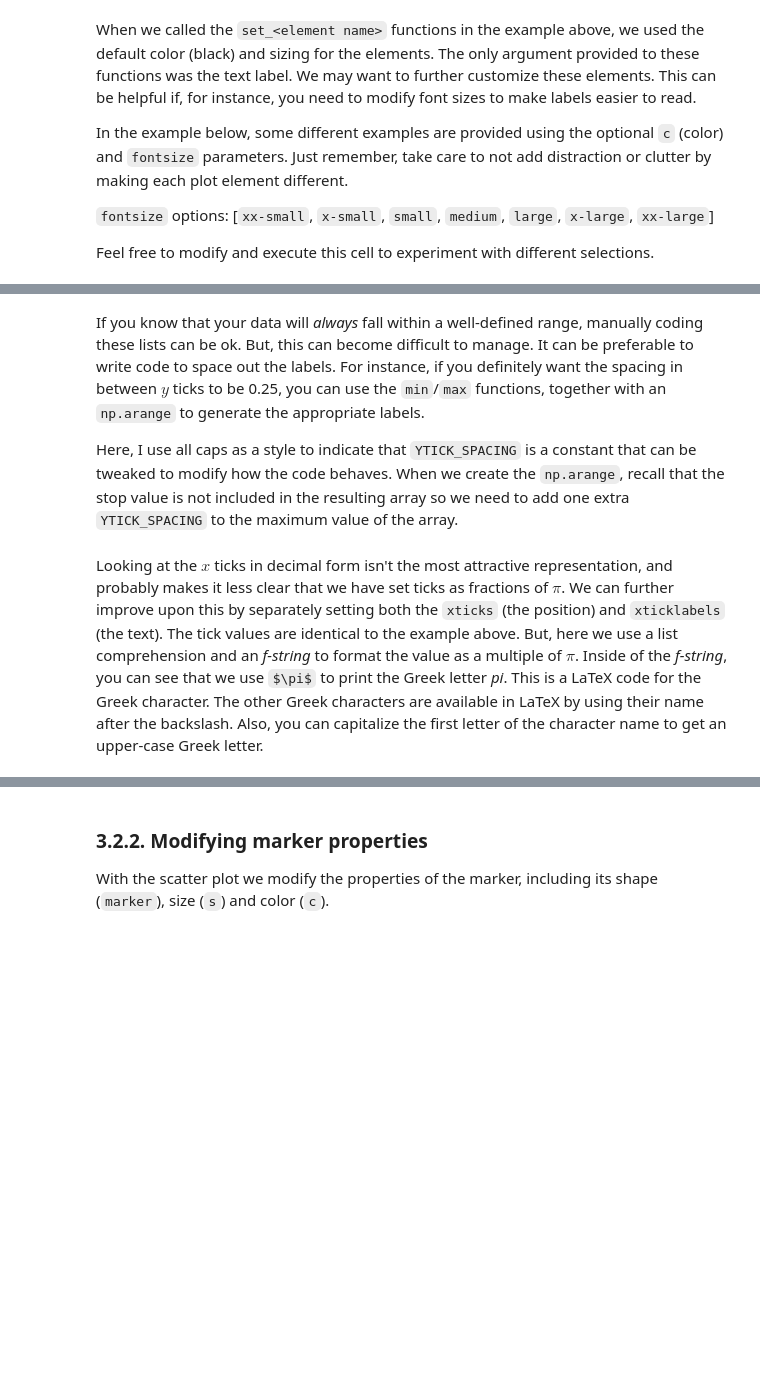
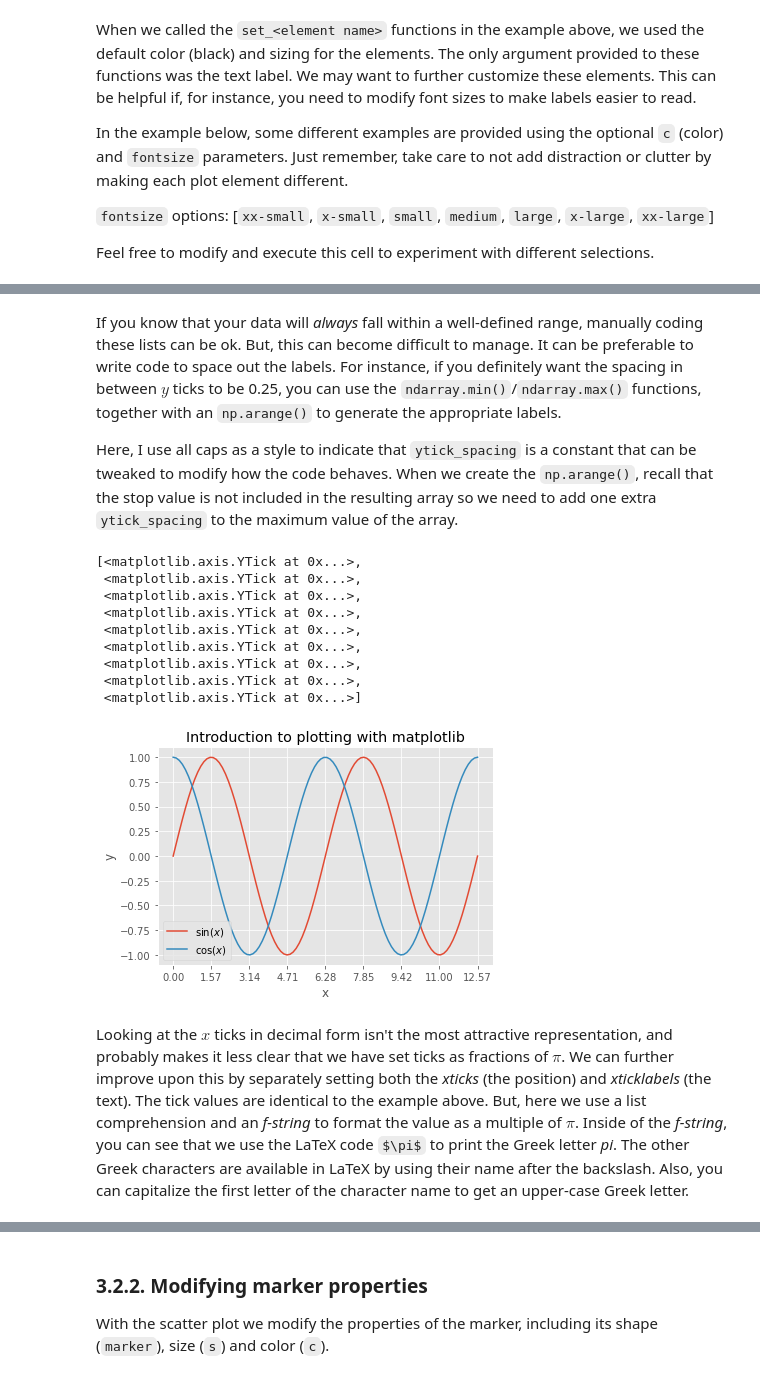
Before and after one commit to curtis-b/python-engineering-analytics, a Jupyter notebook: units/03-basic-plotting/unit03-lesson.ipynb, the cells around one changed output, grey strips where cells are left out. Cells and saved outputs as stored; diff of their text form; code cells hidden in the pictures; blank space fills up the shorter version.

```diff
--- a/units/03-basic-plotting/unit03-lesson.ipynb
+++ b/units/03-basic-plotting/unit03-lesson.ipynb
@@ -181,27 +225,43 @@ ax.set_yticks([-1, -0.5, 0, 0.5, 1])
 # %% [markdown]
-If you know that your data will *always* fall within a well-defined range, manually coding these lists can be ok. But, this can become difficult to manage. It can be preferable to write code to space out the labels. For instance, if you definitely want the spacing in between $y$ ticks to be 0.25, you can use the `min`/`max` functions, together with an `np.arange` to generate the appropriate labels.
+If you know that your data will *always* fall within a well-defined range, manually coding these lists can be ok. But, this can become difficult to manage. It can be preferable to write code to space out the labels. For instance, if you definitely want the spacing in between $y$ ticks to be 0.25, you can use the `ndarray.min()`/`ndarray.max()` functions, together with an `np.arange()` to generate the appropriate labels.
 
-Here, I use all caps as a style to indicate that `YTICK_SPACING` is a constant that can be tweaked to modify how the code behaves. When we create the `np.arange`, recall that the stop value is not included in the resulting array so we need to add one extra `YTICK_SPACING` to the maximum value of the array.
+Here, I use all caps as a style to indicate that `ytick_spacing` is a constant that can be tweaked to modify how the code behaves. When we create the `np.arange()`, recall that the stop value is not included in the resulting array so we need to add one extra `ytick_spacing` to the maximum value of the array.
 # %%
-YTICK_SPACING = 0.25
+ytick_spacing = 0.25
 
 fig, ax = plt.subplots()
 
 ax.plot(x_arr, y_sin, label='$\sin (x)$')
 ax.plot(x_arr, y_cos, label='$\cos (x)$')
 
+# create the legend, using the labels defined in the plot() function
 ax.legend()
 
+# add axis labels by providing a text string as the first argument
 ax.set_xlabel('x')
 ax.set_ylabel('y')
+
+# add a title by providing a text string as the first argument
 ax.set_title('Introduction to plotting with matplotlib')
 
-yticks = np.arange(y_sin.min(), y_sin.max() + YTICK_SPACING, YTICK_SPACING)
+# modify tick positions
+yticks = np.arange(y_sin.min(), y_sin.max() + ytick_spacing, ytick_spacing)
 
 ax.set_xticks(np.linspace(0, 4*np.pi, 9))
 ax.set_yticks(yticks)
+# %% [output]
+[<matplotlib.axis.YTick at 0x...>,
+ <matplotlib.axis.YTick at 0x...>,
+ <matplotlib.axis.YTick at 0x...>,
+ <matplotlib.axis.YTick at 0x...>,
+ <matplotlib.axis.YTick at 0x...>,
+ <matplotlib.axis.YTick at 0x...>,
+ <matplotlib.axis.YTick at 0x...>,
+ <matplotlib.axis.YTick at 0x...>,
+ <matplotlib.axis.YTick at 0x...>]
+[figure, added]
 # %% [markdown]
-Looking at the $x$ ticks in decimal form isn't the most attractive representation, and probably makes it less clear that we have set ticks as fractions of $\pi$. We can further improve upon this by separately setting both the `xticks` (the position) and `xticklabels` (the text). The tick values are identical to the example above. But, here we use a list comprehension and an *f-string* to format the value as a multiple of $\pi$. Inside of the *f-string*, you can see that we use `$\pi$` to print the Greek letter *pi*. This is a LaTeX code for the Greek character. The other Greek characters are available in LaTeX by using their name after the backslash. Also, you can capitalize the first letter of the  character name to get an upper-case Greek letter.
+Looking at the $x$ ticks in decimal form isn't the most attractive representation, and probably makes it less clear that we have set ticks as fractions of $\pi$. We can further improve upon this by separately setting both the *xticks* (the position) and *xticklabels* (the text). The tick values are identical to the example above. But, here we use a list comprehension and an *f-string* to format the value as a multiple of $\pi$. Inside of the *f-string*, you can see that we use the LaTeX code `$\pi$` to print the Greek letter *pi*. The other Greek characters are available in LaTeX by using their name after the backslash. Also, you can capitalize the first letter of the  character name to get an upper-case Greek letter.
 # %%
 fig, ax = plt.subplots()
 ax.plot(x_arr, y_sin, label='$\sin (x)$')
```
Also changed, not shown: parts of 30 cells of this notebook, 5 other files.
